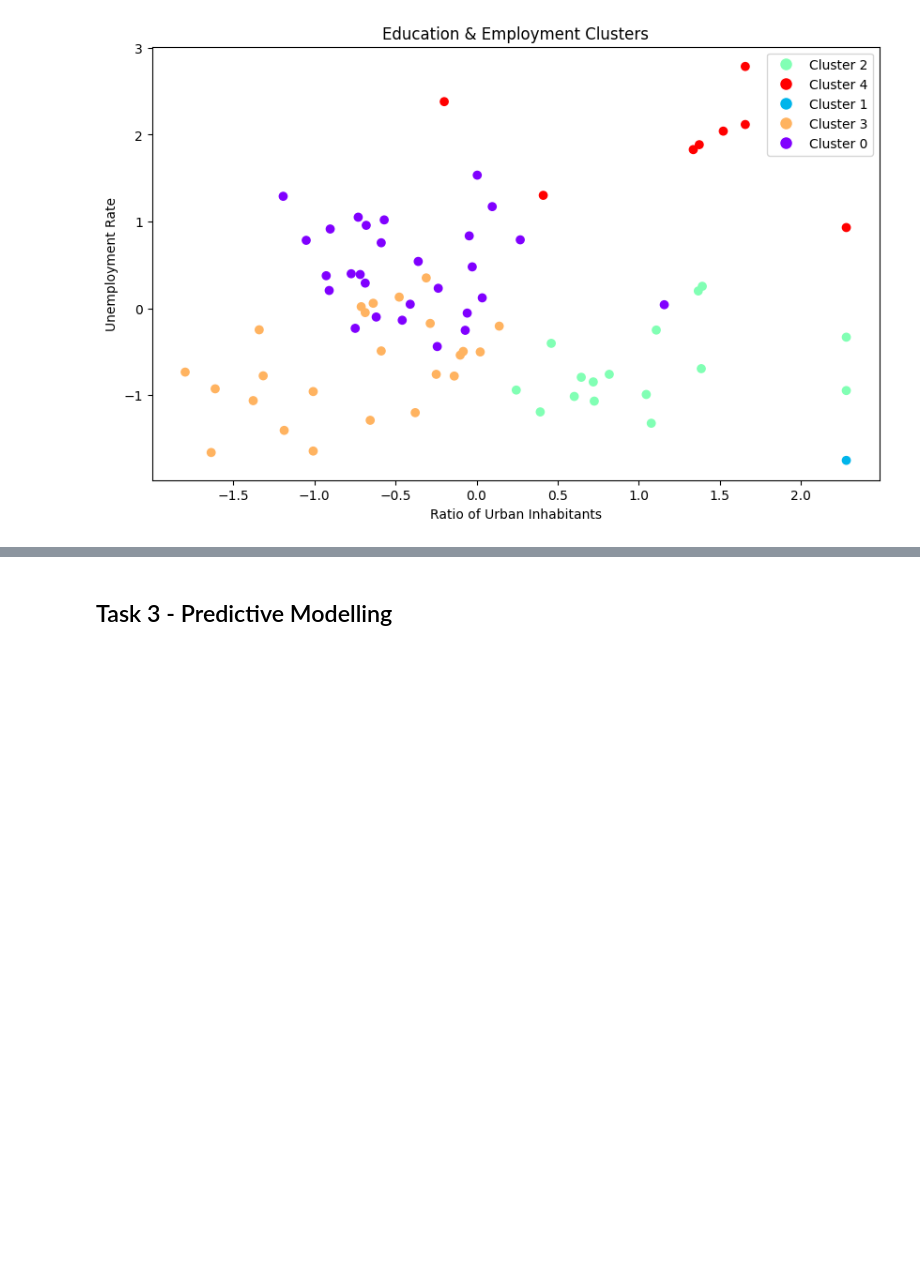
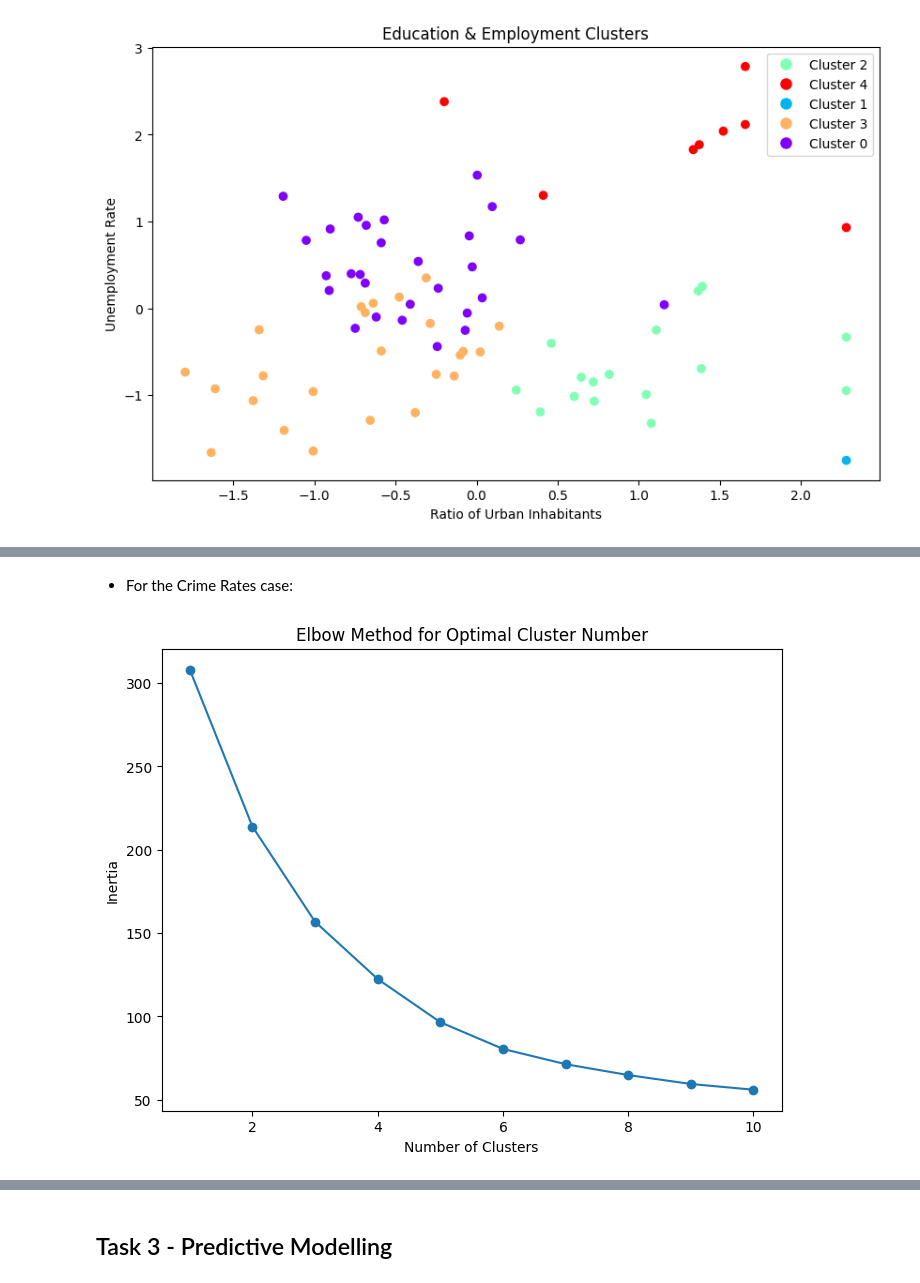
Before and after one commit to DanielaTomas/FCUP-DM1, a Jupyter notebook: DM1.ipynb, the cells around one changed output, grey strips where cells are left out. Cells and saved outputs as stored; diff of their text form; code cells hidden in the pictures; blank space fills up the shorter version.

```diff
--- a/DM1.ipynb
+++ b/DM1.ipynb
@@ -1237,0 +1345,33 @@ plt.show()
+# %% [markdown]
+* For the Crime Rates case:
+# %%
+from sklearn.cluster import KMeans
+from sklearn.preprocessing import StandardScaler
+import pandas as pd
+import matplotlib.pyplot as plt
+
+# Assuming 'district_cluster' contains the relevant data
+
+# Selecting columns for social indicators
+social_indicators = district_cluster[['commited_crimes_growth', 'entrepreneurs_percentage', 'urban_population_density', 'crime rate']]
+
+# Normalize the data using StandardScaler
+scaler = StandardScaler()
+normalized_data = scaler.fit_transform(social_indicators)
+
+# Calculate inertia for different numbers of clusters
+inertia = []
+for k in range(1, 11):
+    kmeans = KMeans(n_clusters=k, max_iter=300, n_init=10, random_state=0)
+    kmeans.fit(normalized_data)
+    inertia.append(kmeans.inertia_)
+
+# Plotting the inertia values
+plt.figure(figsize=(8, 6))
+plt.plot(range(1, 11), inertia, marker='o')
+plt.xlabel('Number of Clusters')
+plt.ylabel('Inertia')
+plt.title('Elbow Method for Optimal Cluster Number')
+plt.show()
+# %% [output]
+[figure, added]
```
Also changed, not shown: parts of 11 cells of this notebook.
